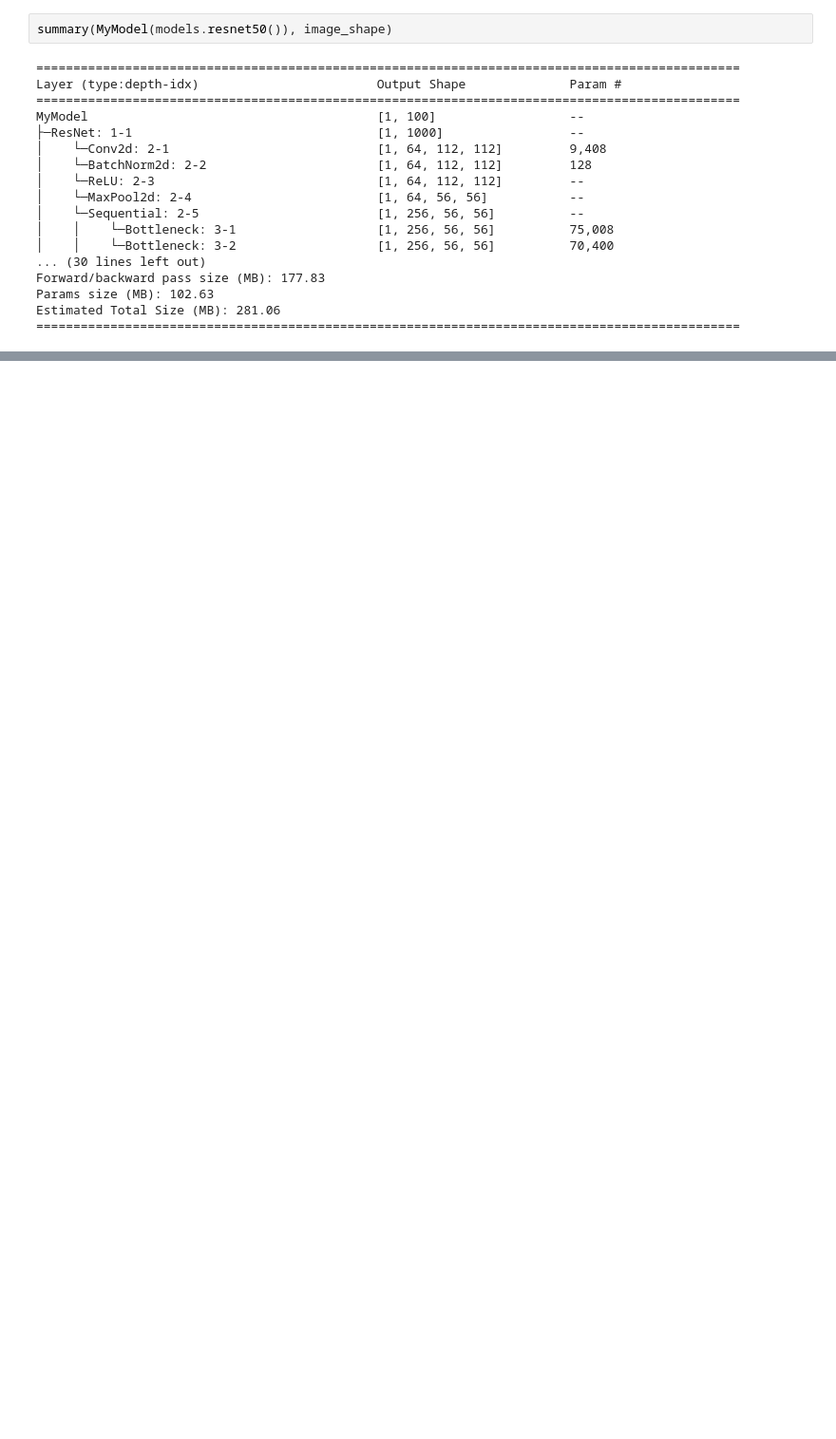
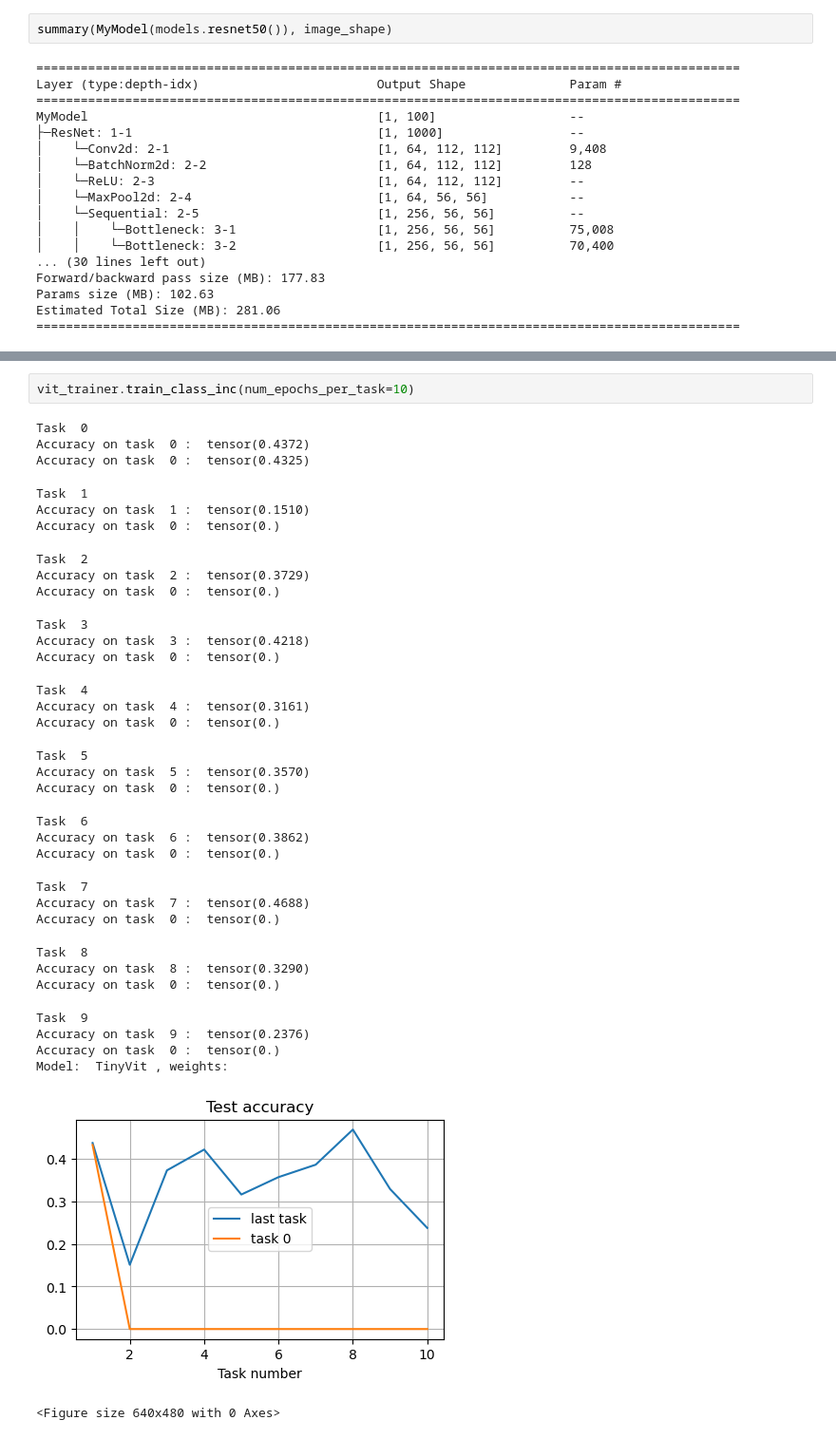
Before and after one commit to mipt-alexa/continual-learning, a Jupyter notebook: main.ipynb, the cells around one changed output, grey strips where cells are left out. Shown at 95% size. Drawn from its saved outputs; the diff is of its cells as text; blank space fills up the shorter version.

```diff
--- a/main.ipynb
+++ b/main.ipynb
@@ -411,0 +339,36 @@ trainer.train_full(task_id=0, num_epochs=60)
+# %%
+vit_trainer.train_class_inc(num_epochs_per_task=10)
+# %% [output]
+Task  0
+Accuracy on task  0 :  tensor(0.4372)
+Accuracy on task  0 :  tensor(0.4325)
+Task  1
+Accuracy on task  1 :  tensor(0.1510)
+Accuracy on task  0 :  tensor(0.)
+Task  2
+Accuracy on task  2 :  tensor(0.3729)
+Accuracy on task  0 :  tensor(0.)
+Task  3
+Accuracy on task  3 :  tensor(0.4218)
+Accuracy on task  0 :  tensor(0.)
+Task  4
+Accuracy on task  4 :  tensor(0.3161)
+Accuracy on task  0 :  tensor(0.)
+Task  5
+Accuracy on task  5 :  tensor(0.3570)
+Accuracy on task  0 :  tensor(0.)
+Task  6
+Accuracy on task  6 :  tensor(0.3862)
+Accuracy on task  0 :  tensor(0.)
+Task  7
+Accuracy on task  7 :  tensor(0.4688)
+Accuracy on task  0 :  tensor(0.)
+Task  8
+Accuracy on task  8 :  tensor(0.3290)
+Accuracy on task  0 :  tensor(0.)
+Task  9
+Accuracy on task  9 :  tensor(0.2376)
+Accuracy on task  0 :  tensor(0.)
+Model:  TinyVit , weights:
+[figure, added]
+<Figure size 640x480 with 0 Axes>
```
Also changed, not shown: parts of 41 cells of this notebook.
